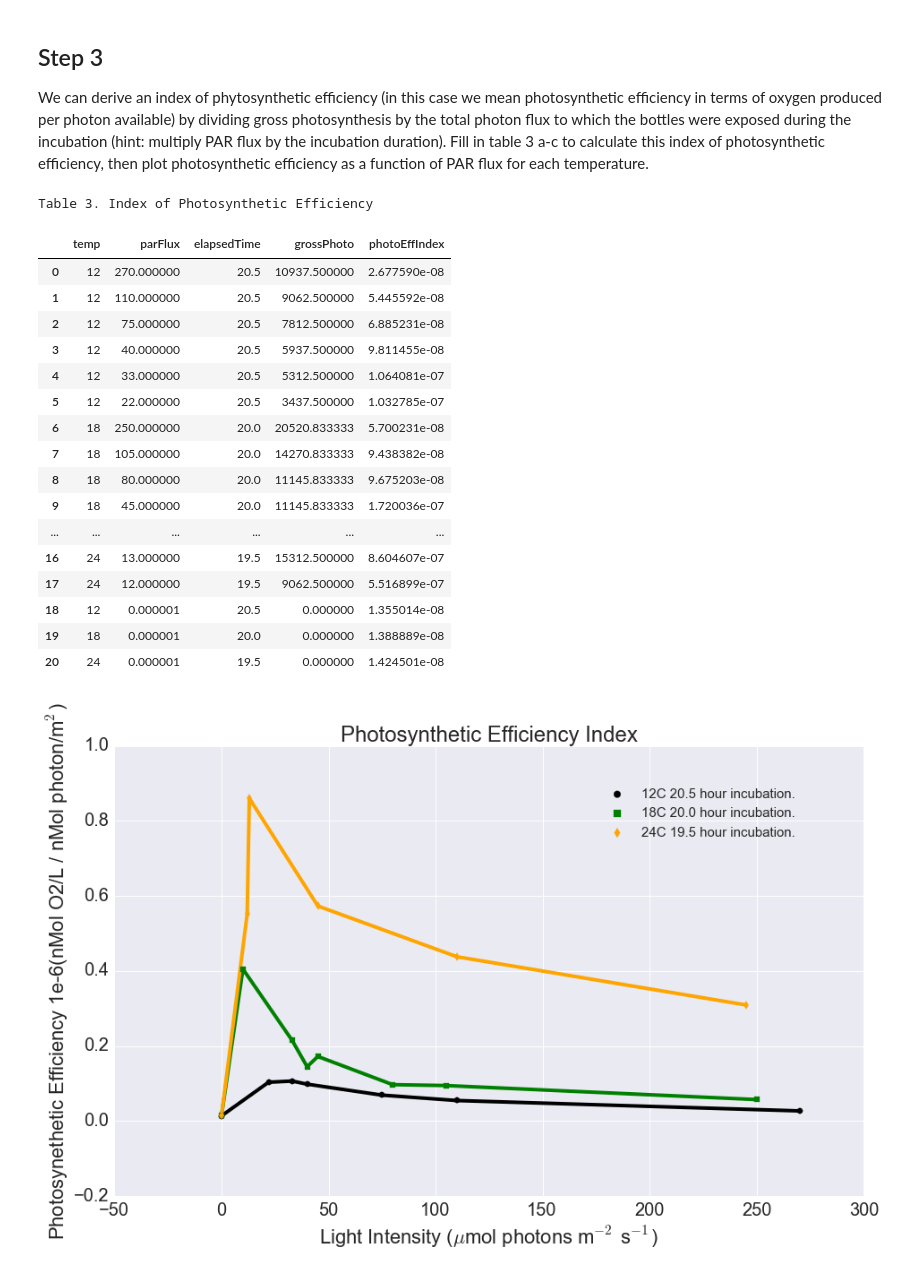
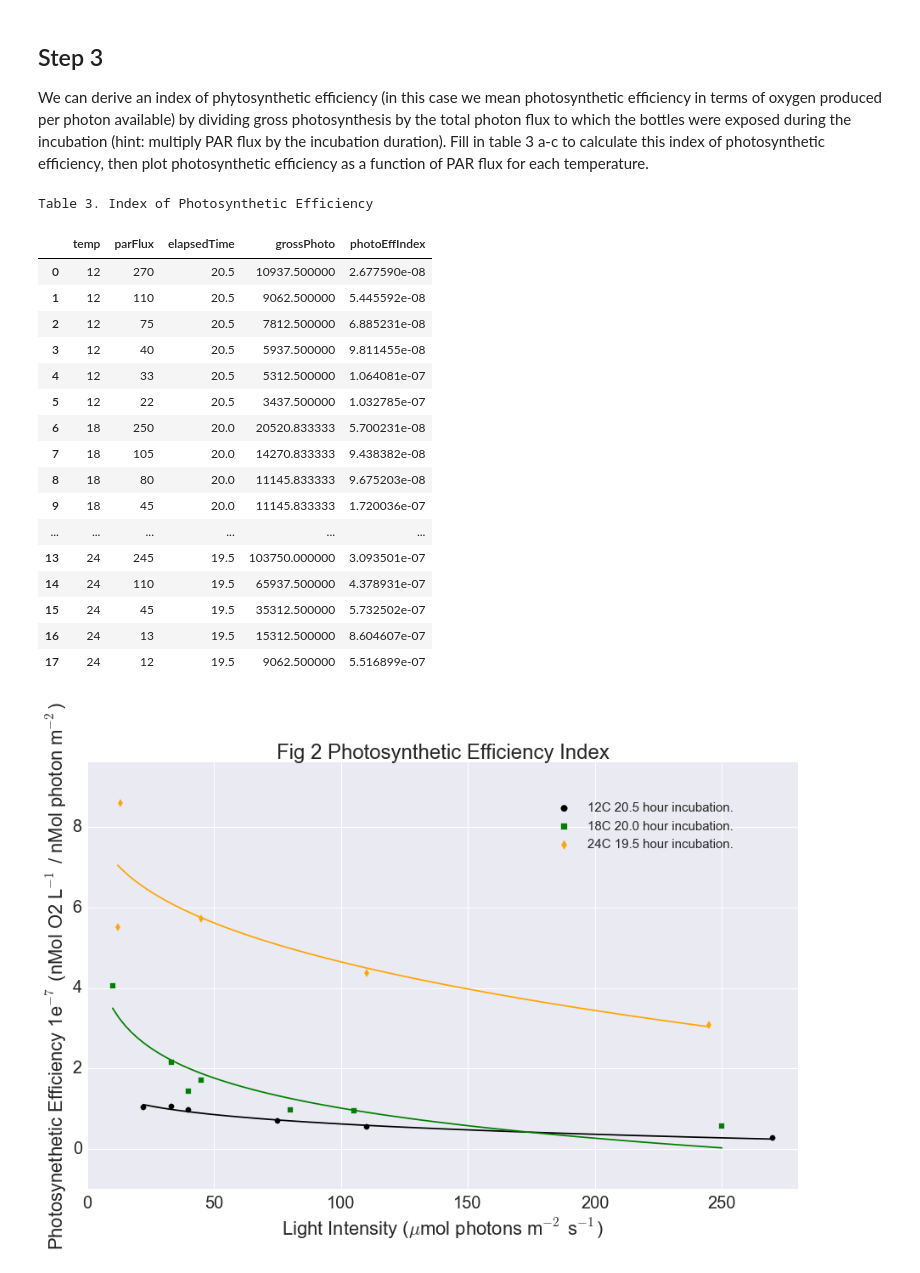
Before and after one commit to yinleon/biological-oceanography, a Jupyter notebook: light_dark_exp.ipynb, the cells around one changed output. Saved outputs shown, nothing was run; the diff lists cells and outputs as text; code cells hidden in the pictures.

Commit message:
fixed curvefit

```diff
--- a/light_dark_exp.ipynb
+++ b/light_dark_exp.ipynb
@@ -46,7 +48,7 @@ tempCount = len(temps)
 lite['netPhoto_mg']  = lite.O2_f-lite.O2_0
 lite['netPhoto_nM']  = (lite['netPhoto_mg'])/O2MM # convert mg O2/L * nanomol / mg -> n mol O2/L
 # Calculate total respiration.
-dark['totalResp_mg'] = -1*(dark.O2_f-dark.O2_0)
+dark['totalResp_mg'] = abs(dark.O2_f-dark.O2_0)
 dark['totalResp_nM'] = (dark['totalResp_mg'])/O2MM
 dark['rateResp'] = dark['totalResp_nM']/dark['elapsedTime'] #O2 / L / hour
 # Calculate the mean of each dark bottle per temperature regime.
@@ -178,49 +185,52 @@ Gross photosynthetic rate increases with temperature as well as light intensity.
 ## Step 3 ##
 We can derive an index of phytosynthetic efficiency (in this case we mean photosynthetic efficiency in terms of oxygen produced per photon available) by dividing gross photosynthesis by the total photon flux to which the bottles were exposed during the incubation (hint: multiply PAR flux by the incubation duration). Fill in table 3 a-c to calculate this index of photosynthetic efficiency, then plot photosynthetic efficiency as a function of PAR flux for each temperature.
 # %%
-df2['photoEffIndex'] = (df2.grossPhotoRate)/(df2.parFlux*1000.*df2.elapsedTime*3600.)
+lite['photoEffIndex'] = (lite.grossPhotoRate)/(lite.parFlux*1000.*lite.elapsedTime*3600.)
 print("Table 3. Index of Photosynthetic Efficiency")
-df2[['temp','parFlux','elapsedTime','grossPhoto','photoEffIndex']]
+lite[['temp','parFlux','elapsedTime','grossPhoto','photoEffIndex']]
 # %% [output]
 Table 3. Index of Photosynthetic Efficiency
 |  | temp | parFlux | elapsedTime | grossPhoto | photoEffIndex |
-| 0 | 12 | 270.000000 | 20.5 | 10937.500000 | 2.677590e-08 |
-| 1 | 12 | 110.000000 | 20.5 | 9062.500000 | 5.445592e-08 |
-| 2 | 12 | 75.000000 | 20.5 | 7812.500000 | 6.885231e-08 |
-| 3 | 12 | 40.000000 | 20.5 | 5937.500000 | 9.811455e-08 |
-| 4 | 12 | 33.000000 | 20.5 | 5312.500000 | 1.064081e-07 |
-| 5 | 12 | 22.000000 | 20.5 | 3437.500000 | 1.032785e-07 |
-| 6 | 18 | 250.000000 | 20.0 | 20520.833333 | 5.700231e-08 |
-| 7 | 18 | 105.000000 | 20.0 | 14270.833333 | 9.438382e-08 |
-| 8 | 18 | 80.000000 | 20.0 | 11145.833333 | 9.675203e-08 |
-| 9 | 18 | 45.000000 | 20.0 | 11145.833333 | 1.720036e-07 |
+| 0 | 12 | 270 | 20.5 | 10937.500000 | 2.677590e-08 |
+| 1 | 12 | 110 | 20.5 | 9062.500000 | 5.445592e-08 |
+| 2 | 12 | 75 | 20.5 | 7812.500000 | 6.885231e-08 |
+| 3 | 12 | 40 | 20.5 | 5937.500000 | 9.811455e-08 |
+| 4 | 12 | 33 | 20.5 | 5312.500000 | 1.064081e-07 |
+| 5 | 12 | 22 | 20.5 | 3437.500000 | 1.032785e-07 |
+| 6 | 18 | 250 | 20.0 | 20520.833333 | 5.700231e-08 |
+| 7 | 18 | 105 | 20.0 | 14270.833333 | 9.438382e-08 |
+| 8 | 18 | 80 | 20.0 | 11145.833333 | 9.675203e-08 |
+| 9 | 18 | 45 | 20.0 | 11145.833333 | 1.720036e-07 |
 | ... | ... | ... | ... | ... | ... |
-| 16 | 24 | 13.000000 | 19.5 | 15312.500000 | 8.604607e-07 |
-| 17 | 24 | 12.000000 | 19.5 | 9062.500000 | 5.516899e-07 |
-| 18 | 12 | 0.000001 | 20.5 | 0.000000 | 1.355014e-08 |
-| 19 | 18 | 0.000001 | 20.0 | 0.000000 | 1.388889e-08 |
-| 20 | 24 | 0.000001 | 19.5 | 0.000000 | 1.424501e-08 |
+| 13 | 24 | 245 | 19.5 | 103750.000000 | 3.093501e-07 |
+| 14 | 24 | 110 | 19.5 | 65937.500000 | 4.378931e-07 |
+| 15 | 24 | 45 | 19.5 | 35312.500000 | 5.732502e-07 |
+| 16 | 24 | 13 | 19.5 | 15312.500000 | 8.604607e-07 |
+| 17 | 24 | 12 | 19.5 | 9062.500000 | 5.516899e-07 |
 # %%
 # initialize the plot
-fig = plt.figure()
-ax = fig.add_subplot(111)
-ax.set_ylabel(r'Photosynethetic Efficiency 1e-6(nMol O2/L / nMol photon/m$^{2}$)')
-ax.set_xlabel(r'Light Intensity ($\mu$mol photons m$^{-2}$ s$^{-1}$)')
+plt.xlim(0,lite.parFlux.max()+10)
+plt.ylim(-1,lite.photoEffIndex.max()*1e7+1)
+plt.ylabel(r'Photosynethetic Efficiency 1e$^{-7}$ (nMol O2 L$^{-1}$ / nMol photon m$^{-2}$)')
+plt.xlabel(r'Light Intensity ($\mu$mol photons m$^{-2}$ s$^{-1}$)')
 
 # for each temperature regime let's plot the points!
 for i in range(tempCount):
-    plot3 = df2[df2.temp==temps[i]]
+    plot3 = lite[lite.temp==temps[i]]
     plot3.sort(columns='parFlux')
+    x = plot3.parFlux
+    y = plot3.photoEffIndex*1e7     # divide by 1e6 to standardize points
+    # Scatterplot
+    plt.scatter(x,y,color=colorSwatch[i],s=40,marker=marker[i],label=str(temps[i])+"C "+\
+                str(np.asarray(plot3.elapsedTime,dtype=np.float)[0])+" hour incubation.",zorder=10)
+    # Curve Fit
+    popt, pcov = curve_fit(func, x,y, maxfev=8000)
+    t = np.linspace(x.min(), x.max(), 100)
+    plt.plot(t, func(t, *popt), color=colorSwatch[i])
 
-    x = plot3.parFlux
-    y = plot3.photoEffIndex*1e6 # divide by 1e6 to standardize points
-
-    # Scatterplot
-    ax.scatter(x,y,color=colorSwatch[i],s=40,marker=marker[i],label=str(temps[i])+"C "+str(np.asarray(plot3.elapsedTime,dtype=np.float)[0])+" hour incubation.",zorder=10)
-    ax.plot(x,y,color=colorSwatch[i],linewidth=4)
-ax.legend(scatterpoints=1,markerscale=1.2, loc='center',
-                    bbox_to_anchor=(.78,.85),ncol=1,prop={'size':15},frameon=False)
-plt.title('Photosynthetic Efficiency Index')
+    plt.legend(scatterpoints=1,markerscale=1.2, loc='center',
+                        bbox_to_anchor=(.78,.85),ncol=1,prop={'size':15},frameon=False)
+plt.title('Fig 2 Photosynthetic Efficiency Index')
 plt.show();
 # %% [output]
-[figure, old version]
+[figure, new version]
```
Also changed, not shown: parts of 14 cells of this notebook.
